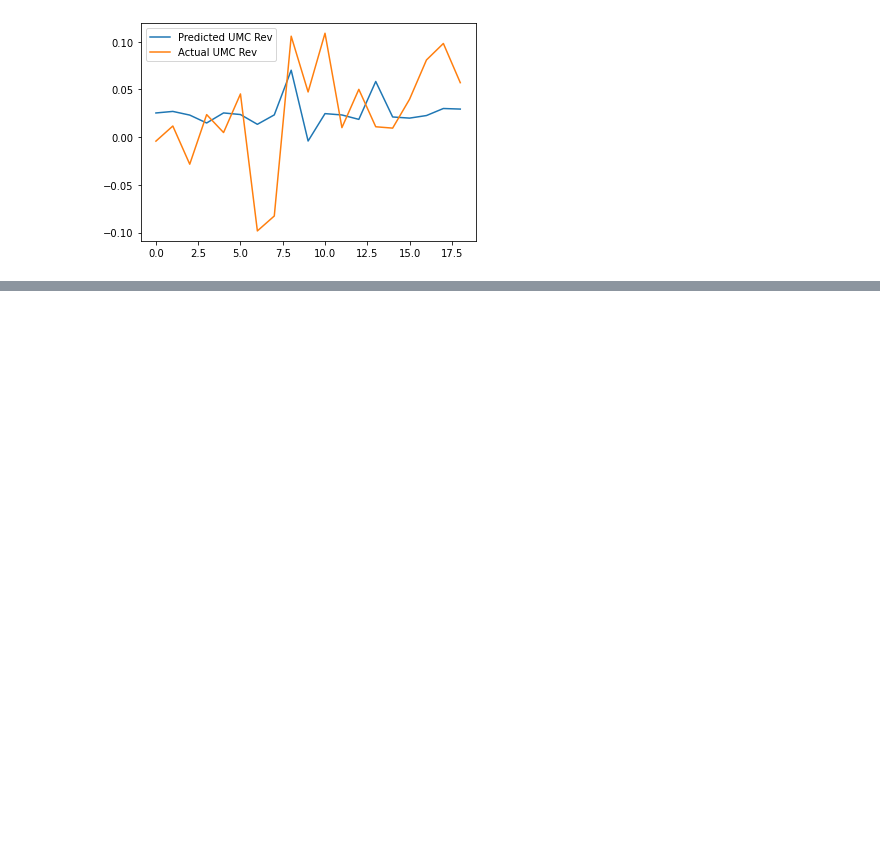
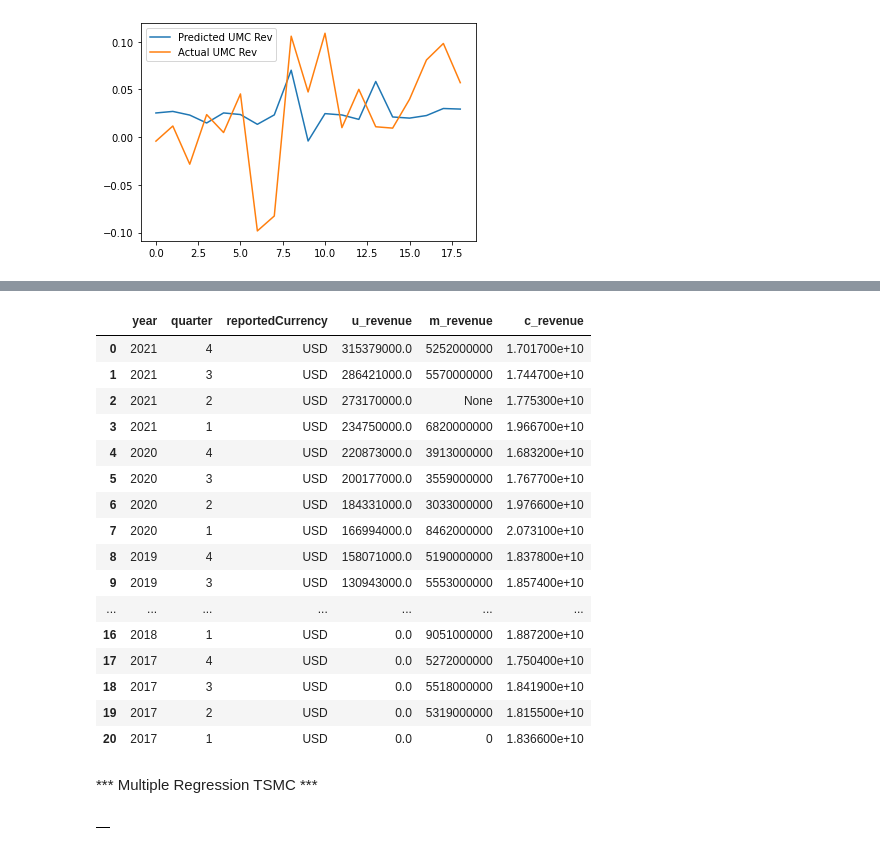
Before and after one commit to chuyishang/Intel-Project, a Jupyter notebook: notebooks/Basic-Intel-Regression.ipynb, the cells around one changed output, grey strips where cells are left out. Drawn from its saved outputs; the diff is of its cells as text; code cells hidden in the pictures; blank space fills up the shorter version.

```diff
--- a/notebooks/Basic-Intel-Regression.ipynb
+++ b/notebooks/Basic-Intel-Regression.ipynb
@@ -183,0 +365,2 @@ plt.show()
+# %%
+UMC_customers = stocks.get_revenue_list('UMC')
@@ -183,0 +385,22 @@ plt.show()
+# %%
+UMC_customers
+# %% [output]
+|  | year | quarter | reportedCurrency | u_revenue | m_revenue | c_revenue |
+| 0 | 2021 | 4 | USD | 315379000.0 | 5252000000 | 1.701700e+10 |
+| 1 | 2021 | 3 | USD | 286421000.0 | 5570000000 | 1.744700e+10 |
+| 2 | 2021 | 2 | USD | 273170000.0 | None | 1.775300e+10 |
+| 3 | 2021 | 1 | USD | 234750000.0 | 6820000000 | 1.966700e+10 |
+| 4 | 2020 | 4 | USD | 220873000.0 | 3913000000 | 1.683200e+10 |
+| 5 | 2020 | 3 | USD | 200177000.0 | 3559000000 | 1.767700e+10 |
+| 6 | 2020 | 2 | USD | 184331000.0 | 3033000000 | 1.976600e+10 |
+| 7 | 2020 | 1 | USD | 166994000.0 | 8462000000 | 2.073100e+10 |
+| 8 | 2019 | 4 | USD | 158071000.0 | 5190000000 | 1.837800e+10 |
+| 9 | 2019 | 3 | USD | 130943000.0 | 5553000000 | 1.857400e+10 |
+| ... | ... | ... | ... | ... | ... | ... |
+| 16 | 2018 | 1 | USD | 0.0 | 9051000000 | 1.887200e+10 |
+| 17 | 2017 | 4 | USD | 0.0 | 5272000000 | 1.750400e+10 |
+| 18 | 2017 | 3 | USD | 0.0 | 5518000000 | 1.841900e+10 |
+| 19 | 2017 | 2 | USD | 0.0 | 5319000000 | 1.815500e+10 |
+| 20 | 2017 | 1 | USD | 0.0 | 0 | 1.836600e+10 |
+# %% [markdown]
+*** Multiple Regression TSMC ***
@@ -183,0 +409,4 @@ plt.show()
+# %%
+TSMC = stocks.get_revenue('TSMC')
+# %% [output]
+|  |
```
Also changed, not shown: parts of 55 cells of this notebook, 5 other files.
